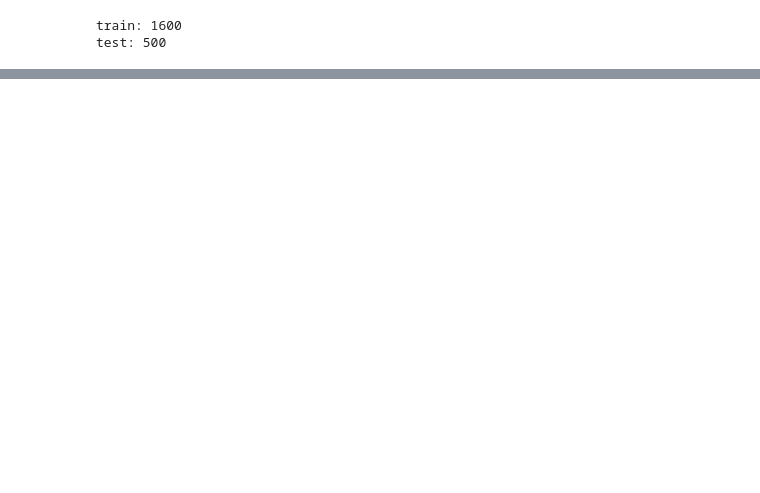
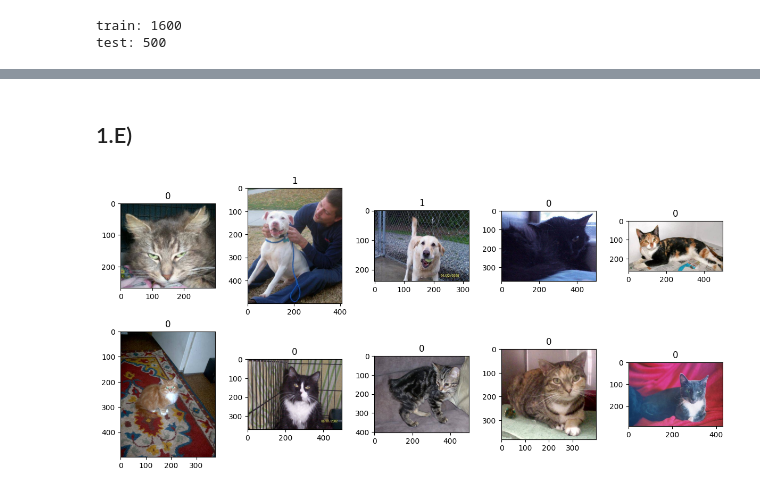
Before and after one commit to MiltonOberg/Artificial_Intelligence2-Milton-OPA23, a Jupyter notebook: labb_2/labb.ipynb, the cells around one changed output, grey strips where cells are left out. Cells and saved outputs as stored; diff of their text form; code cells hidden in the pictures; blank space fills up the shorter version.

```diff
--- a/labb_2/labb.ipynb
+++ b/labb_2/labb.ipynb
@@ -124,0 +127,28 @@ This directory is not empty.
+# %% [markdown]
+## 1.E)
+# %%
+train_list= list(experimental_small_train.iterdir())    # lsit of the paths
+# %%
+labeled_images= []
+
+for image in train_list:    # setting labels 1 for dog, 0 for cat
+    if "dog" in image.name:
+        label= 1
+    else:
+        label= 0
+
+    labeled_images.append((image, label))
+# %%
+"""Plotting to see if labels were correctly added"""
+fig, axes= plt.subplots(2, 5, figsize= (12, 6))
+np.random.shuffle(labeled_images)   #shuffel to see random images
+for i, ax in enumerate(axes.flatten()):
+
+    image_path= experimental_small_train/f"{labeled_images[i][0]}"  # image path
+    image= plt.imread(image_path)   #reading in the path into a image
+    ax.imshow(image)    # plotting the image
+    ax.set_title(labeled_images[i][1])  # and setting the title
+
+fig.tight_layout()
+# %% [output]
+[figure, added]
```
Also changed, not shown: parts of 5 cells of this notebook.
